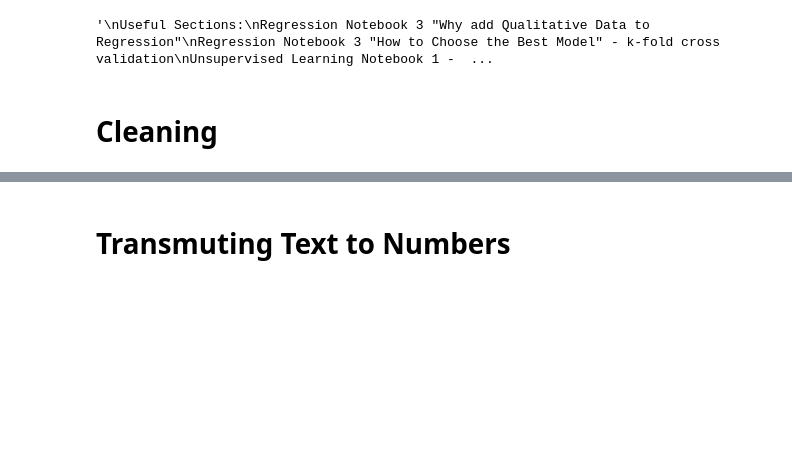
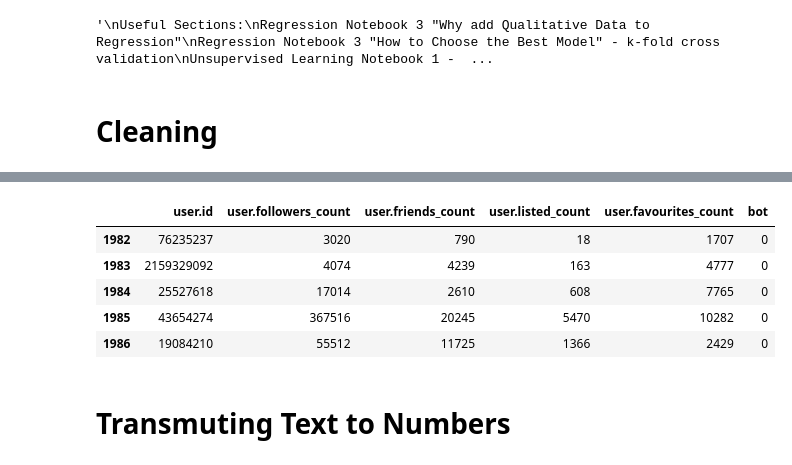
Before and after one commit to nickmcneal/RonnieNickSanderChris, a Jupyter notebook: Ronnie.ipynb, the cells around one changed output, grey strips where cells are left out. Cells and saved outputs as stored; diff of their text form; code cells hidden in the pictures; blank space fills up the shorter version.

```diff
--- a/Ronnie.ipynb
+++ b/Ronnie.ipynb
@@ -51,3 +49,16 @@ ValueError: cannot insert key_0, already exists
+# %%
+#filters accts to only numerical variables for simple knn
+
+accts_knn = accts.filter(items = ['user.id', 'user.followers_count', 'user.friends_count', 'user.listed_count', 'user.favourites_count',
+                    'bot'])
+accts_knn.tail()
+# %% [output]
+|  | user.id | user.followers_count | user.friends_count | user.listed_count | user.favourites_count | bot |
+| 1982 | 76235237 | 3020 | 790 | 18 | 1707 | 0 |
+| 1983 | 2159329092 | 4074 | 4239 | 163 | 4777 | 0 |
+| 1984 | 25527618 | 17014 | 2610 | 608 | 7765 | 0 |
+| 1985 | 43654274 | 367516 | 20245 | 5470 | 10282 | 0 |
+| 1986 | 19084210 | 55512 | 11725 | 1366 | 2429 | 0 |
 # %% [markdown]
 # Transmuting Text to Numbers
 # %%
```
Also changed, not shown: parts of 9 cells of this notebook.
